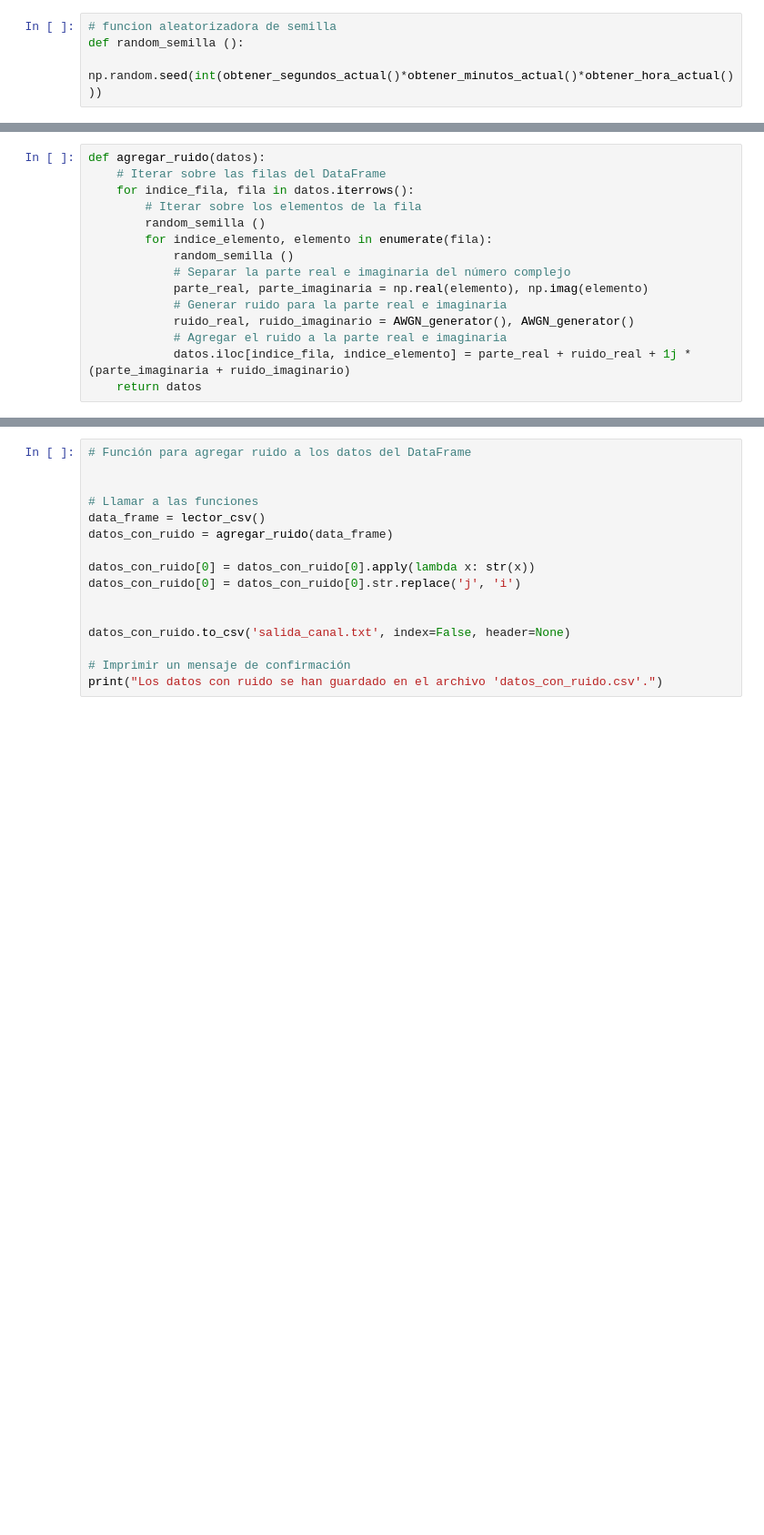
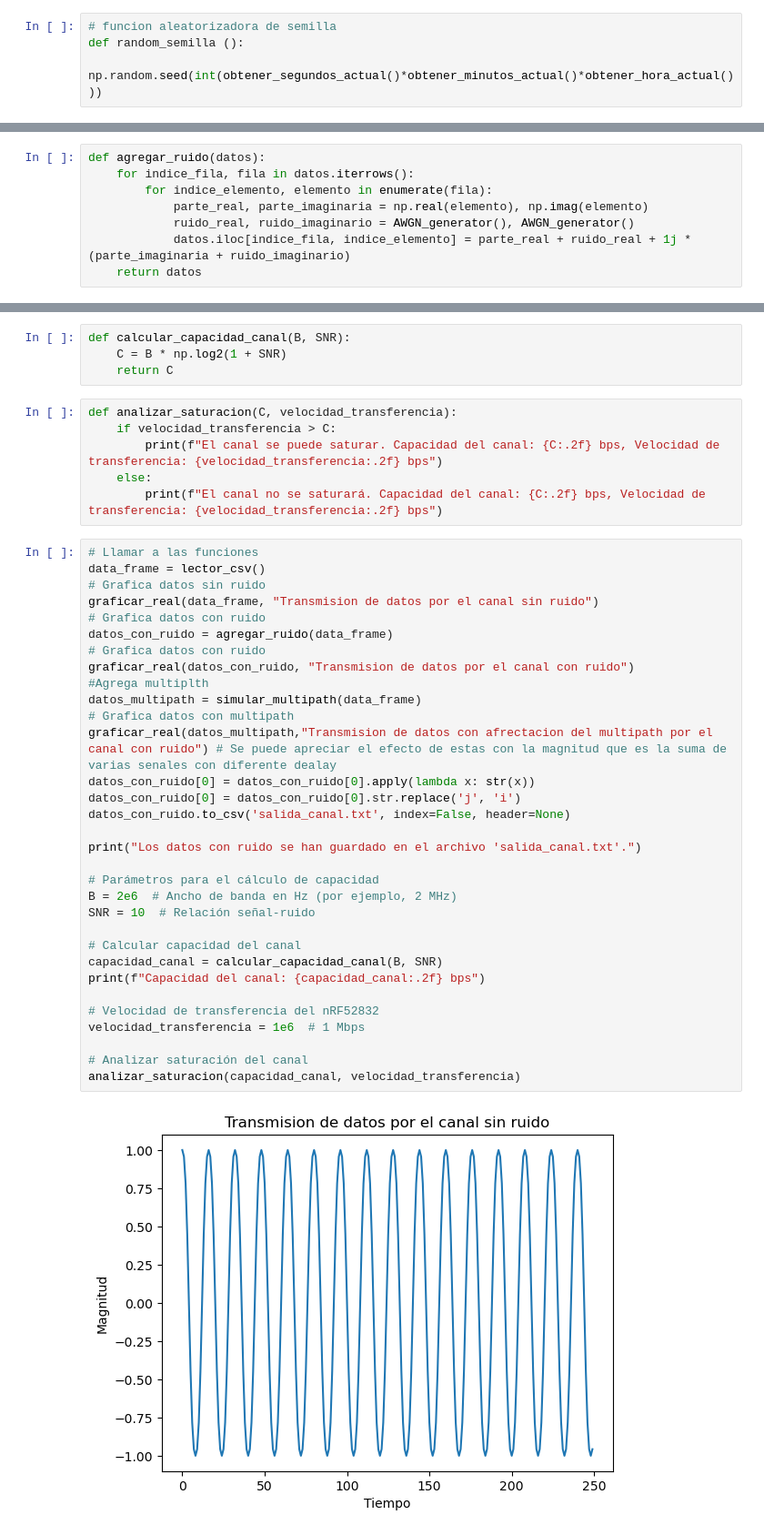
Before and after one commit to brnm9801/group4_TCE_2024, a Jupyter notebook: Jupyter/Canal.ipynb, the cells around one changed output, grey strips where cells are left out. Shown at 91% size. Saved outputs shown, nothing was run; the diff lists cells and outputs as text; blank space fills up the shorter version.

Commit message:
Actulizacion final de canal

```diff
--- a/Jupyter/Canal.ipynb
+++ b/Jupyter/Canal.ipynb
@@ -79,15 +58,8 @@ def lector_csv():
 # %%
 def agregar_ruido(datos):
-    # Iterar sobre las filas del DataFrame
     for indice_fila, fila in datos.iterrows():
-        # Iterar sobre los elementos de la fila
-        random_semilla ()
         for indice_elemento, elemento in enumerate(fila):
-            random_semilla ()
-            # Separar la parte real e imaginaria del número complejo
             parte_real, parte_imaginaria = np.real(elemento), np.imag(elemento)
-            # Generar ruido para la parte real e imaginaria
             ruido_real, ruido_imaginario = AWGN_generator(), AWGN_generator()
-            # Agregar el ruido a la parte real e imaginaria
             datos.iloc[indice_fila, indice_elemento] = parte_real + ruido_real + 1j * (parte_imaginaria + ruido_imaginario)
     return datos
@@ -94,17 +126,44 @@ def agregar_ruido(datos):
+# %%
+def calcular_capacidad_canal(B, SNR):
+    C = B * np.log2(1 + SNR)
+    return C
+# %%
+def analizar_saturacion(C, velocidad_transferencia):
+    if velocidad_transferencia > C:
+        print(f"El canal se puede saturar. Capacidad del canal: {C:.2f} bps, Velocidad de transferencia: {velocidad_transferencia:.2f} bps")
+    else:
+        print(f"El canal no se saturará. Capacidad del canal: {C:.2f} bps, Velocidad de transferencia: {velocidad_transferencia:.2f} bps")
 # %%
-# Función para agregar ruido a los datos del DataFrame
-
-
 # Llamar a las funciones
 data_frame = lector_csv()
+# Grafica datos sin ruido
+graficar_real(data_frame, "Transmision de datos por el canal sin ruido")
+# Grafica datos con ruido
 datos_con_ruido = agregar_ruido(data_frame)
-
+# Grafica datos con ruido
+graficar_real(datos_con_ruido, "Transmision de datos por el canal con ruido")
+#Agrega multiplth
+datos_multipath = simular_multipath(data_frame)
+# Grafica datos con multipath
+graficar_real(datos_multipath,"Transmision de datos con afrectacion del multipath por el canal con ruido") # Se puede apreciar el efecto de estas con la magnitud que es la suma de varias senales con diferente dealay
 datos_con_ruido[0] = datos_con_ruido[0].apply(lambda x: str(x))
 datos_con_ruido[0] = datos_con_ruido[0].str.replace('j', 'i')
-
-
 datos_con_ruido.to_csv('salida_canal.txt', index=False, header=None)
 
-# Imprimir un mensaje de confirmación
-print("Los datos con ruido se han guardado en el archivo 'datos_con_ruido.csv'.")
+print("Los datos con ruido se han guardado en el archivo 'salida_canal.txt'.")
+
+# Parámetros para el cálculo de capacidad
+B = 2e6  # Ancho de banda en Hz (por ejemplo, 2 MHz)
+SNR = 10  # Relación señal-ruido
+
+# Calcular capacidad del canal
+capacidad_canal = calcular_capacidad_canal(B, SNR)
+print(f"Capacidad del canal: {capacidad_canal:.2f} bps")
+
+# Velocidad de transferencia del nRF52832
+velocidad_transferencia = 1e6  # 1 Mbps
+
+# Analizar saturación del canal
+analizar_saturacion(capacidad_canal, velocidad_transferencia)
 # %% [output]
+[figure, added]
```
Also changed, not shown: parts of 8 cells of this notebook.
